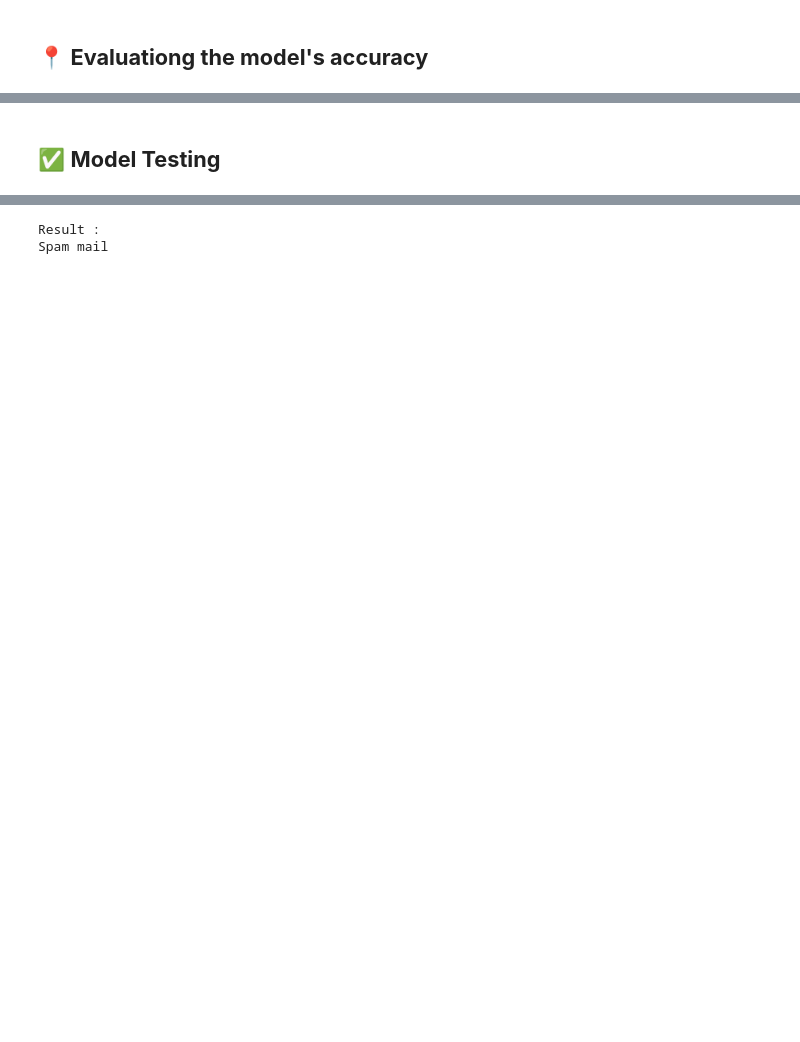
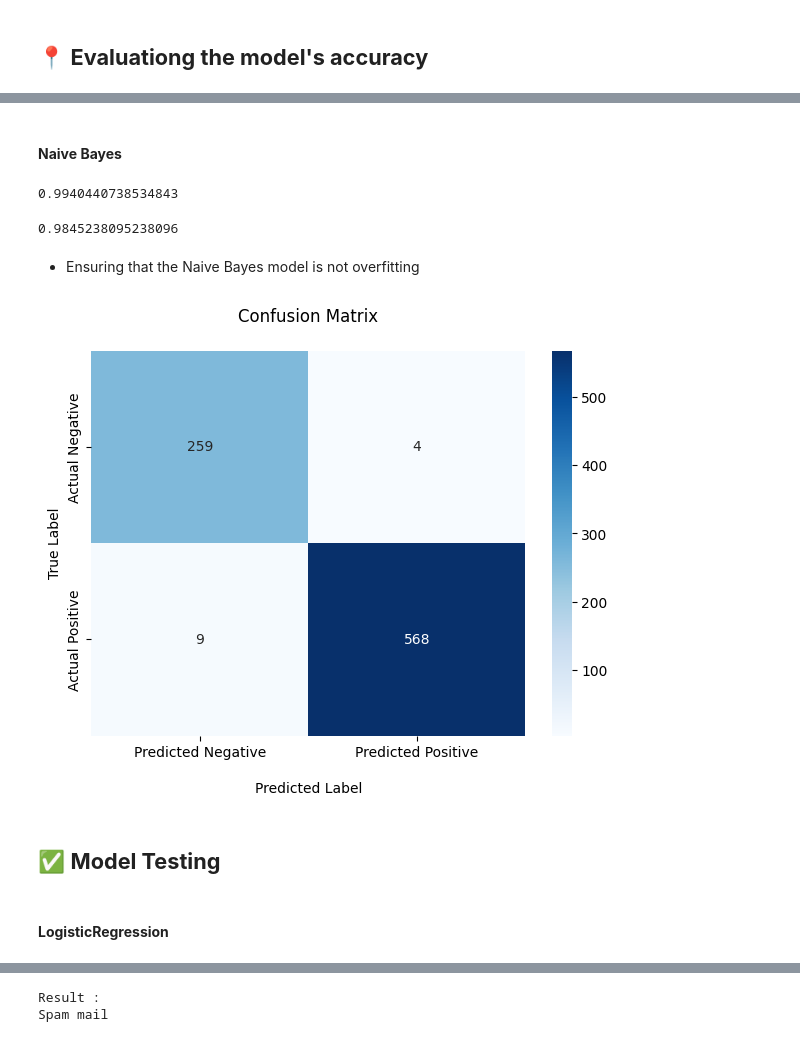
Before and after one commit to its-MG/DatathonCh1, a Jupyter notebook: EmailSpamDetection.ipynb, the cells around one changed output, grey strips where cells are left out. Saved outputs shown, nothing was run; the diff lists cells and outputs as text; code cells hidden in the pictures; blank space fills up the shorter version.

```diff
--- a/EmailSpamDetection.ipynb
+++ b/EmailSpamDetection.ipynb
@@ -341,0 +352,13 @@ LogisticRegression()
+# %%
+# store data as a matrix
+cv= CountVectorizer()
+
+x_train_count=cv.fit_transform(x_train.values)
+x_test_count =cv.transform(x_test.values)
+
+x_test_count.toarray()
+x_train_count.toarray()
+
+bModel=MultinomialNB()
+#train
+bModel.fit(x_train_count,y_train)
@@ -358,5 +385,40 @@ print(accuracy_training_data)
+# %% [markdown]
+#### **Naive Bayes**
+# %%
+# Training Accuracy
+prediction_training_data = bModel.predict(x_train_count)
+accuracy_training_data = accuracy_score(y_train, prediction_training_data)
+print(accuracy_training_data)
+# %% [output]
+0.9940440738534843
+# %%
+# Testing Accuracy
+prediction_test_data = bModel.predict(x_test_count)
+accuracy_test_data = accuracy_score(y_test, prediction_test_data)
+print(accuracy_test_data)
+# %% [output]
+0.9845238095238096
+# %% [markdown]
+- Ensuring that the Naive Bayes model is not overfitting
+# %%
+# Calculate the confusion matrix
+cm = confusion_matrix(y_test, prediction_test_data)
+
+# Visualize
+plt.figure(figsize=(7, 5))
+sns.heatmap(cm, annot=True, fmt='d', cmap='Blues',
+            xticklabels=['Predicted Negative', 'Predicted Positive'],
+            yticklabels=['Actual Negative', 'Actual Positive'])
+plt.xlabel('\nPredicted Label')
+plt.ylabel('True Label')
+plt.title('Confusion Matrix\n')
+plt.show()
+# %% [output]
+[figure, added]
 # %% [markdown]
 ## ✅ **Model Testing**
+# %% [markdown]
+#### **LogisticRegression**
 # %%
 y_pred = mailModel.predict(x_test_features)
 
```
Also changed, not shown: parts of 31 cells of this notebook.
